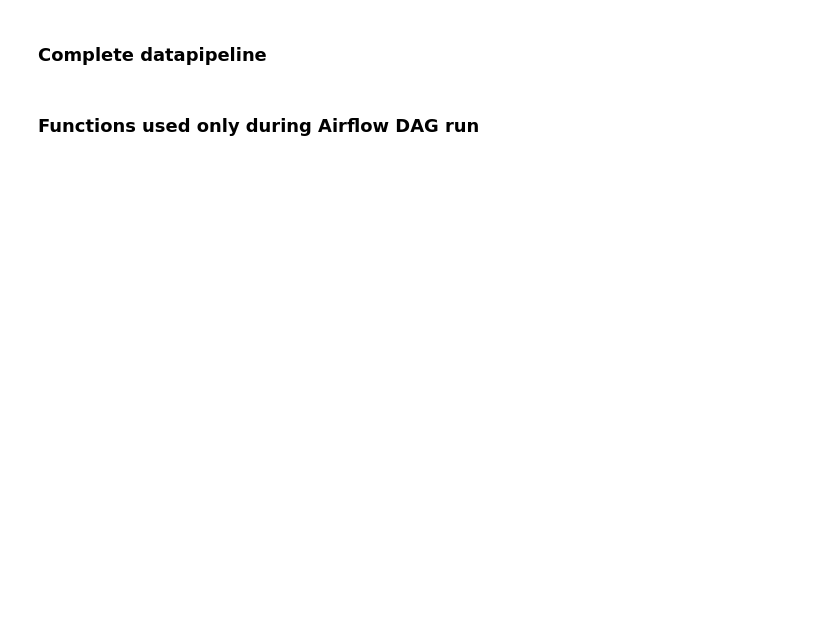
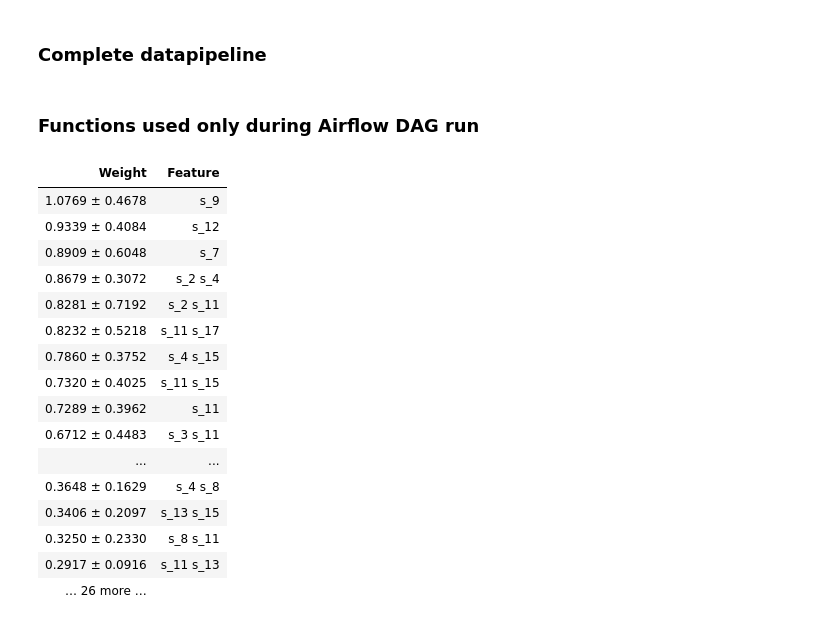
Before and after one commit to ddealwis09/Remaining_Useful_Life, a Jupyter notebook: notebooks/Final Model.ipynb, the cells around one changed output. Drawn from its saved outputs; the diff is of its cells as text; code cells hidden in the pictures; blank space fills up the shorter version.

```diff
--- a/notebooks/Final Model.ipynb
+++ b/notebooks/Final Model.ipynb
@@ -392,0 +396,22 @@ def file_upload_check():
+# %%
+perm = PermutationImportance(grid_search.best_estimator_, scoring = 'neg_root_mean_squared_error' ,
+                             random_state=101).fit(X_test_final, rul)
+show_weights(perm, feature_names = list(X_test_final.columns))
+# %% [output]
+| Weight | Feature |
+| 1.0769 ± 0.4678 | s_9 |
+| 0.9339 ± 0.4084 | s_12 |
+| 0.8909 ± 0.6048 | s_7 |
+| 0.8679 ± 0.3072 | s_2 s_4 |
+| 0.8281 ± 0.7192 | s_2 s_11 |
+| 0.8232 ± 0.5218 | s_11 s_17 |
+| 0.7860 ± 0.3752 | s_4 s_15 |
+| 0.7320 ± 0.4025 | s_11 s_15 |
+| 0.7289 ± 0.3962 | s_11 |
+| 0.6712 ± 0.4483 | s_3 s_11 |
+| ... | ... |
+| 0.3648 ± 0.1629 | s_4 s_8 |
+| 0.3406 ± 0.2097 | s_13 s_15 |
+| 0.3250 ± 0.2330 | s_8 s_11 |
+| 0.2917 ± 0.0916 | s_11 s_13 |
+| … 26 more … |  |
```
Also changed, not shown: parts of 11 cells of this notebook, 7 other files.
